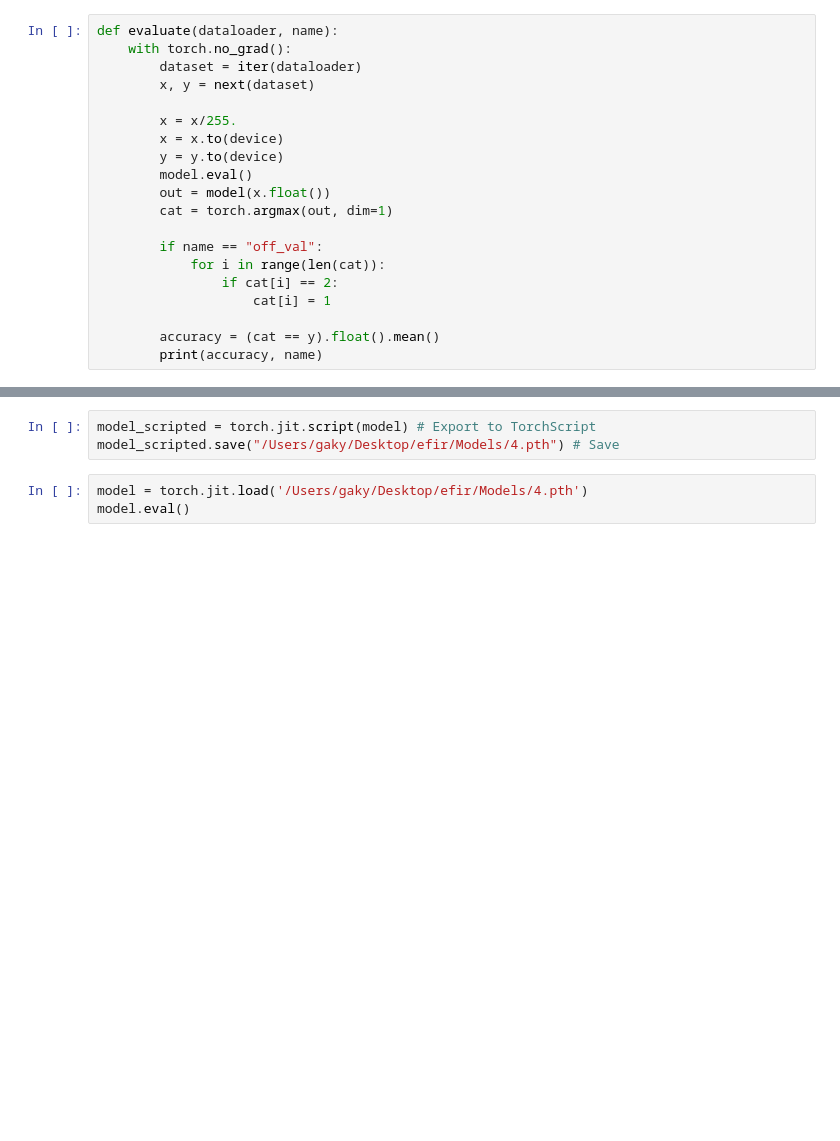
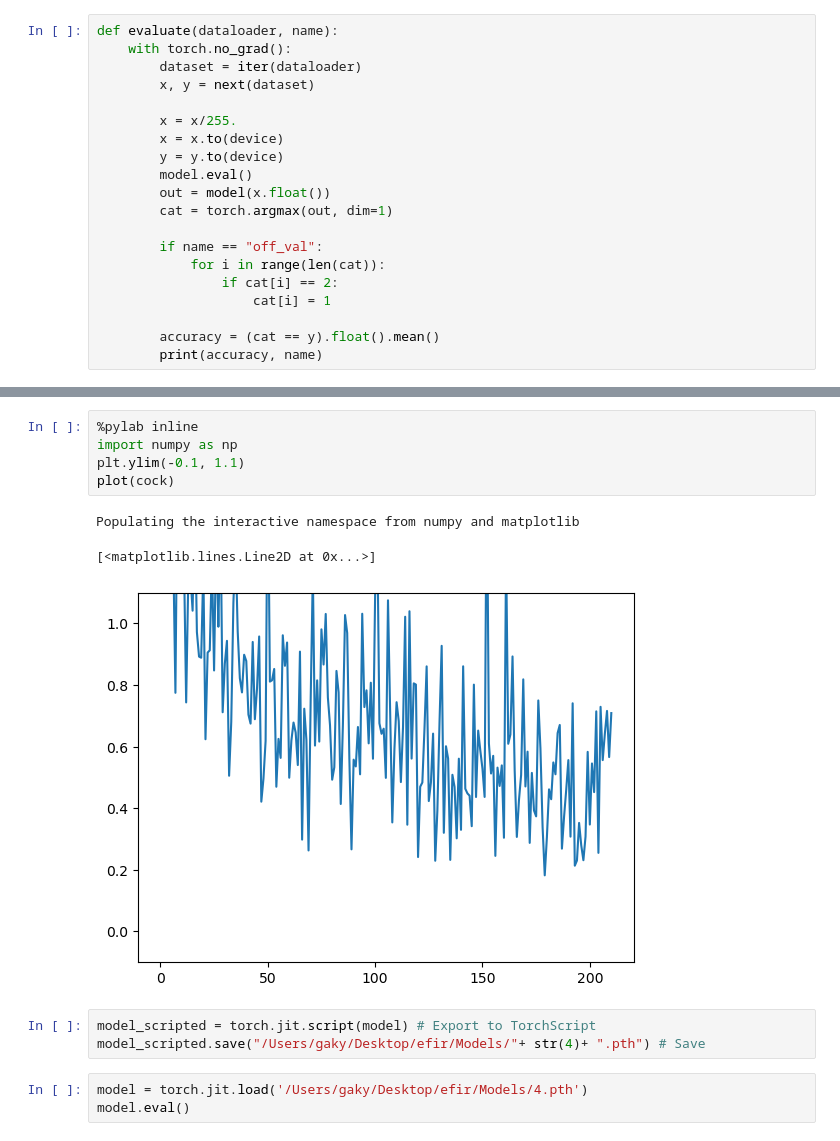
Before and after one commit to TheGaky/Final-Project, a Jupyter notebook: CNN.ipynb, the cells around one changed output, grey strips where cells are left out. Cells and saved outputs as stored; diff of their text form; blank space fills up the shorter version.

```diff
--- a/CNN.ipynb
+++ b/CNN.ipynb
@@ -324,6 +405,15 @@ for epoch in range(epochs):
+# %%
+%pylab inline
+import numpy as np
+plt.ylim(-0.1, 1.1)
+plot(cock)
+# %% [output]
+Populating the interactive namespace from numpy and matplotlib
+[<matplotlib.lines.Line2D at 0x...>]
+[figure, added]
 # %%
 model_scripted = torch.jit.script(model) # Export to TorchScript
-model_scripted.save("/Users/gaky/Desktop/efir/Models/4.pth") # Save
+model_scripted.save("/Users/gaky/Desktop/efir/Models/"+ str(4)+ ".pth") # Save
 # %%
 model = torch.jit.load('/Users/gaky/Desktop/efir/Models/4.pth')
 model.eval()
```
Also changed, not shown: parts of 5 cells of this notebook, 1 other file.
